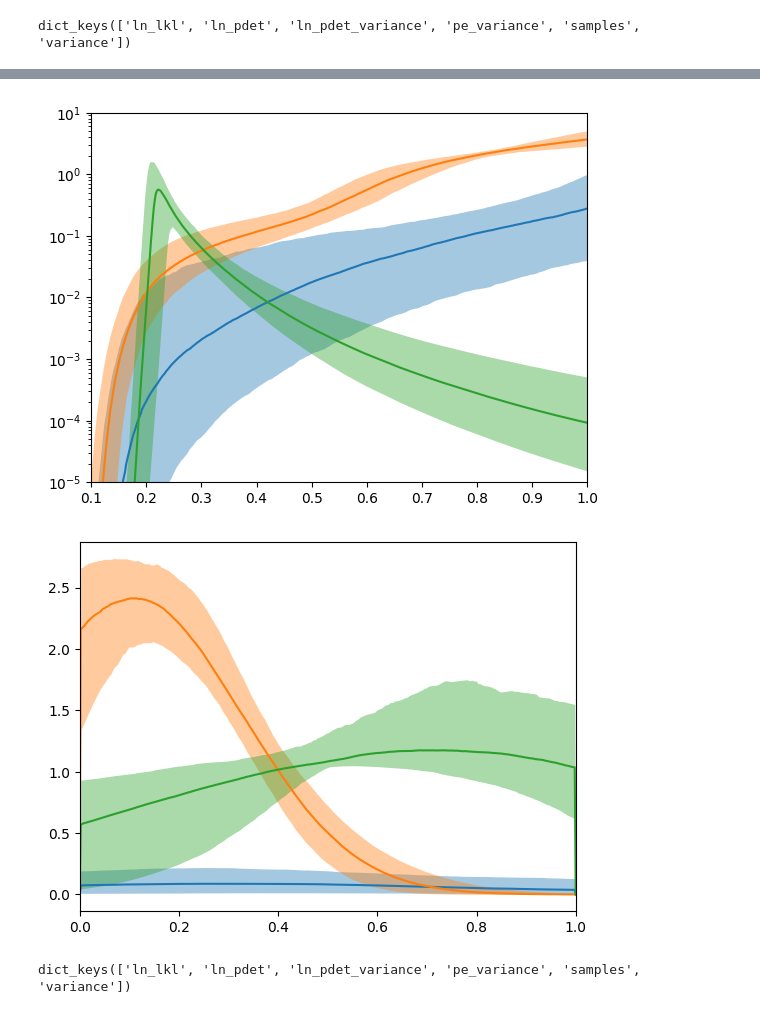
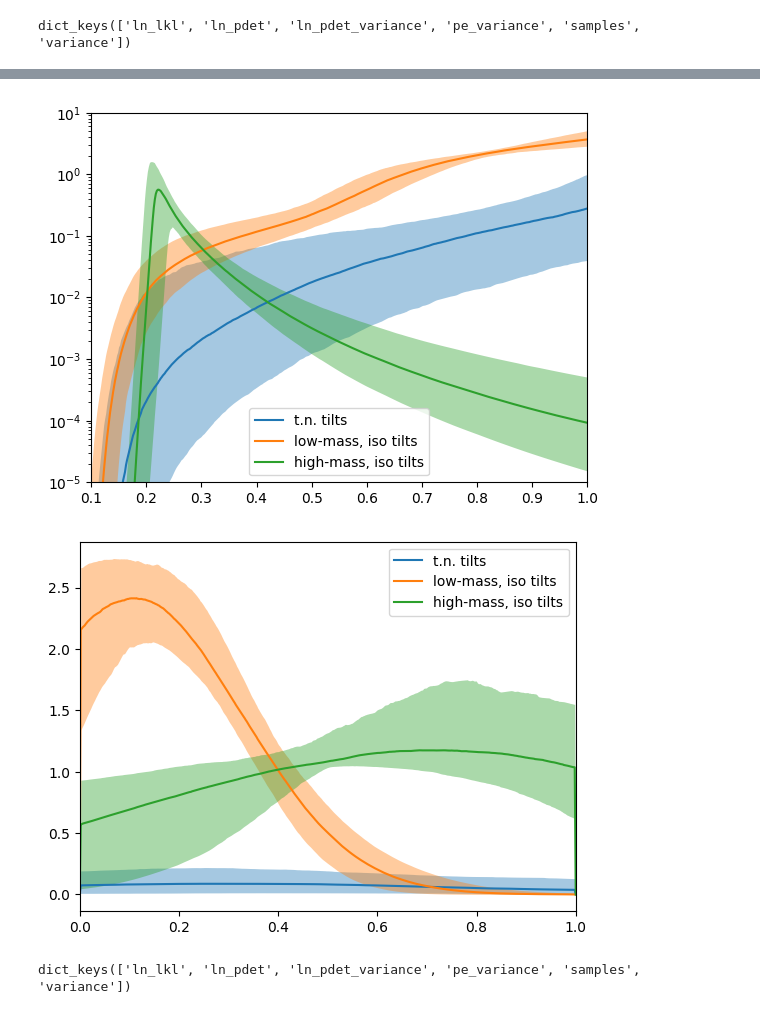
Before and after one commit to noahewolfe/tilts-and-kicks, a Jupyter notebook: code/strong/inspect.ipynb, the cells around one changed output, grey strips where cells are left out. Drawn from its saved outputs; the diff is of its cells as text; code cells hidden in the pictures.

```diff
--- a/code/strong/inspect.ipynb
+++ b/code/strong/inspect.ipynb
@@ -204,29 +264,31 @@ xs = jnp.linspace(3, 300, 500)
 for i, key in enumerate(['', 'iso', 'high_iso']):
     if key == '':
         weight = posterior['samples']['xi_spin'][:, None]
+        label = 't.n. tilts'
     elif key == 'iso':
         weight = 1 - posterior['samples']['xi_spin'][:, None]
+        label = 'low-mass, iso tilts'
     else:
         weight = 1
+        label = 'high-mass, iso tilts'
 
     if key != '':
         key = f'_{key}'
 
     prob = weight * jnp.exp(ppds[f'{param}{key}'])
+
     med = jnp.median(prob, axis=0)
     q05 = jnp.quantile(prob, 0.05, axis=0)
     q95 = jnp.quantile(prob, 0.95, axis=0)
 
-    ax.plot(xs, med, color=f'C{i}')
+    ax.plot(xs, med, color=f'C{i}', label=label)
     ax.fill_between(xs, q05, q95, alpha=0.4, color=f'C{i}', lw=0)
 
 ax.loglog();
 
 ax.set_ylim(1e-5, 1e0)
 
-ax.legend(
-    handles=[
+ax.legend();
 
-    ]
-)
+fig.savefig(f'{datadir}/twomass/ppds/mass1.png')
 # %% [output]
@@ -249,10 +304,13 @@ probs = []
 for i, key in enumerate(['', 'iso', 'high_iso']):
     if key == '':
         weight = posterior['samples']['xi_spin'][:, None]
+        label = 't.n. tilts'
     elif key == 'iso':
         weight = 1 - posterior['samples']['xi_spin'][:, None]
+        label = 'low-mass, iso tilts'
     else:
         weight = 1
+        label = 'high-mass, iso tilts'
 
     if key != '':
         key = f'_{key}'
@@ -264,12 +322,12 @@ for i, key in enumerate(['', 'iso', 'high_iso']):
 
     probs.append(prob)
 
-    #med = jnp.median(prob, axis=0)
-    #q05 = jnp.quantile(prob, 0.05, axis=0)
-    #q95 = jnp.quantile(prob, 0.95, axis=0)
+    med = jnp.median(prob, axis=0)
+    q05 = jnp.quantile(prob, 0.05, axis=0)
+    q95 = jnp.quantile(prob, 0.95, axis=0)
 
-    #ax.plot(xs, med, color=f'C{i}')
-    #ax.fill_between(xs, q05, q95, alpha=0.4, color=f'C{i}', lw=0)
+    ax.plot(xs, med, color=f'C{i}', label=label)
+    ax.fill_between(xs, q05, q95, alpha=0.4, color=f'C{i}', lw=0)
 
 probs = jnp.array(probs)
 probs = jnp.sum(probs, axis=0)
@@ -278,11 +336,13 @@ med = jnp.median(probs, axis=0)
 q05 = jnp.quantile(probs, 0.05, axis=0)
 q95 = jnp.quantile(probs, 0.95, axis=0)
 
-ax.plot(xs, med, color=f'C3')
+ax.plot(xs, med, color=f'C3', label='weighted sum of all components')
 ax.fill_between(xs, q05, q95, alpha=0.4, color=f'C3', lw=0)
 
-ax.set_ylim(0, 1.0)
+ax.set_ylim(-0.1, 1.0)
 ax.set_xlim(-1, 1)
 
+ax.legend()
+
 fig.savefig(f'{datadir}/twomass/ppds/costilt.png')
 # %% [output]
@@ -300,10 +356,13 @@ xs = jnp.linspace(0.1, 1, 500)
 for i, key in enumerate(['', 'iso', 'high_iso']):
     if key == '':
         weight = posterior['samples']['xi_spin'][:, None]
+        label = 't.n. tilts'
     elif key == 'iso':
         weight = 1 - posterior['samples']['xi_spin'][:, None]
+        label = 'low-mass, iso tilts'
     else:
         weight = 1
+        label = 'high-mass, iso tilts'
 
     if key != '':
         key = f'_{key}'
@@ -313,7 +372,7 @@ for i, key in enumerate(['', 'iso', 'high_iso']):
     q05 = jnp.quantile(prob, 0.05, axis=0)
     q95 = jnp.quantile(prob, 0.95, axis=0)
 
-    ax.plot(xs, med, color=f'C{i}')
+    ax.plot(xs, med, color=f'C{i}', label=label)
     ax.fill_between(xs, q05, q95, alpha=0.4, color=f'C{i}', lw=0)
 
 ax.set_yscale('log');
@@ -321,42 +380,49 @@ ax.set_yscale('log');
 ax.set_ylim(1e-5, 1e1)
 ax.set_xlim(0.1, 1)
 
+ax.legend()
+
 fig.savefig(f'{datadir}/twomass/ppds/mass_ratio.png')
 # %% [output]
-[figure, old version]
+[figure, new version]
 # %%
 fig, ax = plt.subplots()
 
 param = 'chi'
 xs = jnp.linspace(0, 1, 500)
 
 for i, key in enumerate(['', 'iso', 'high_iso']):
     if key == '':
         weight = posterior['samples']['xi_spin'][:, None]
+        label = 't.n. tilts'
     elif key == 'iso':
         weight = 1 - posterior['samples']['xi_spin'][:, None]
+        label = 'low-mass, iso tilts'
     else:
         weight = 1
+        label = 'high-mass, iso tilts'
 
     if key != '':
         key = f'_{key}'
 
     prob = weight * jnp.exp(ppds[f'{param}{key}'])
     med = jnp.median(prob, axis=0)
     q05 = jnp.quantile(prob, 0.05, axis=0)
     q95 = jnp.quantile(prob, 0.95, axis=0)
 
-    ax.plot(xs, med, color=f'C{i}')
+    ax.plot(xs, med, color=f'C{i}', label=label)
     ax.fill_between(xs, q05, q95, alpha=0.4, color=f'C{i}', lw=0)
 
 #ax.set_yscale('log');
 
 #ax.set_ylim(1e-5, 1e1)
 ax.set_xlim(0, 1)
 
+ax.legend()
+
 fig.savefig(f'{datadir}/twomass/ppds/chi.png')
 # %% [output]
-[figure, old version]
+[figure, new version]
 # %%
 prior = h5ify.load('./test/prior.h5')
 # %%
```
Also changed, not shown: parts of 15 cells of this notebook, 5 other files.
